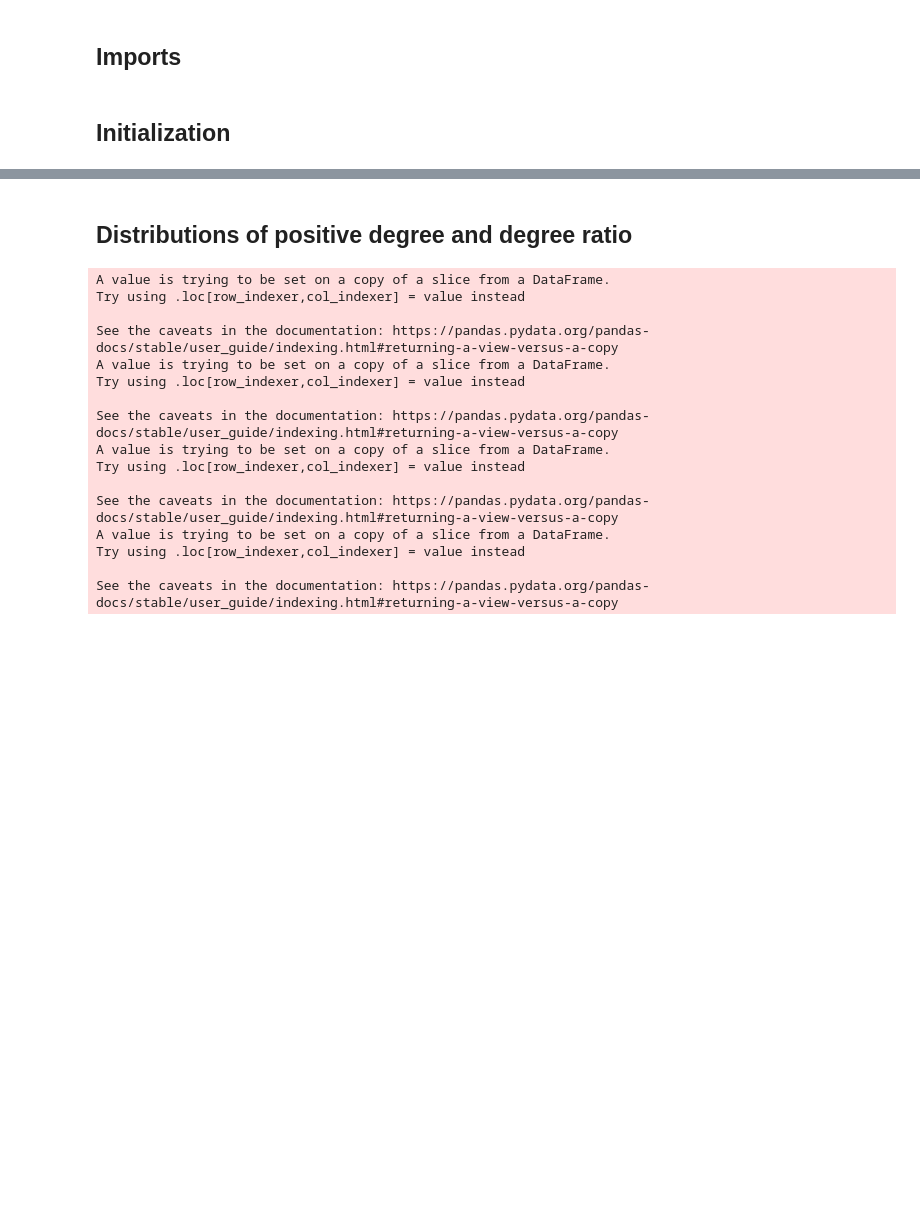
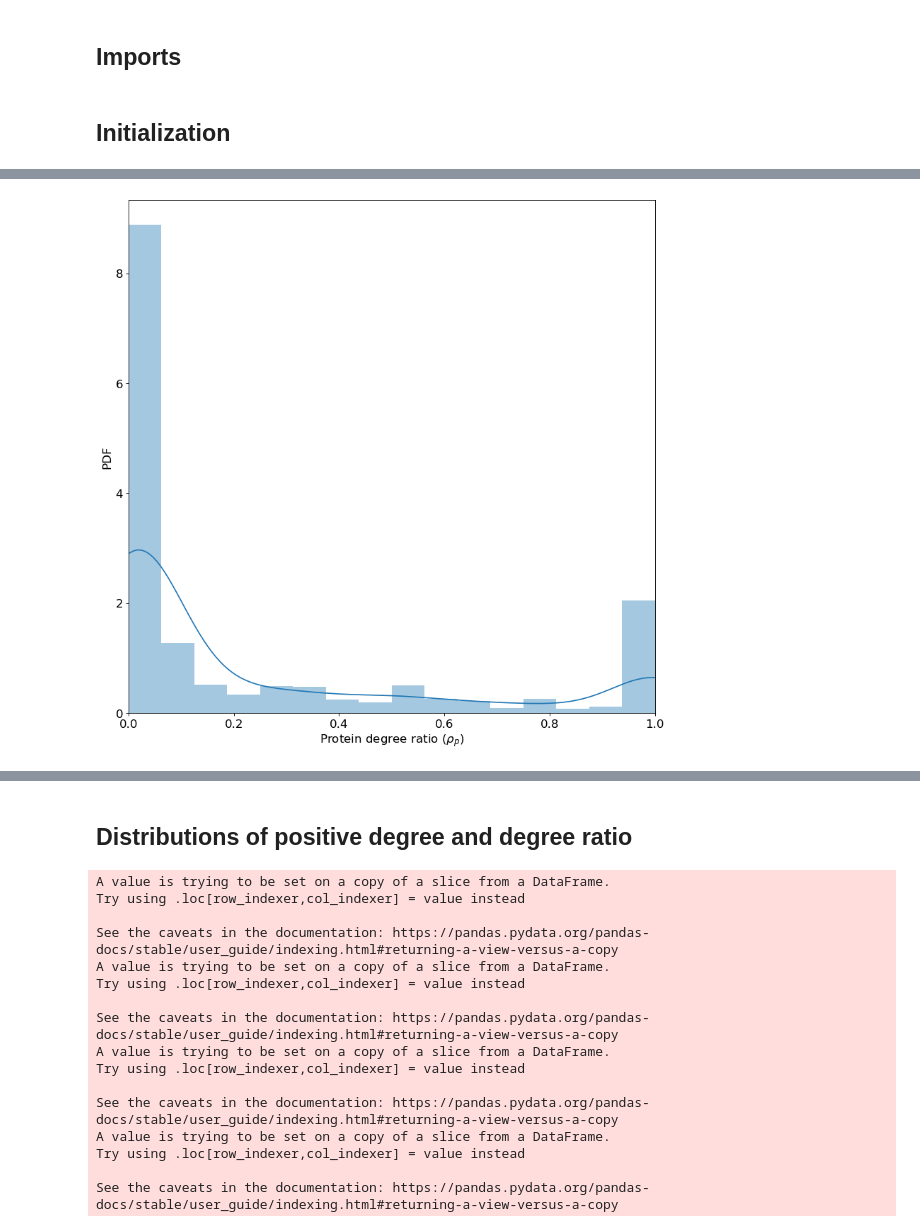
Before and after one commit to Barabasi-Lab/AI-Bind, a Jupyter notebook: DeepPurpose and Confuguration Model/Transformer-CNN/DeepPurpose Rerun - Transformer CNN.ipynb, the cells around one changed output, grey strips where cells are left out. Cells and saved outputs as stored; diff of their text form; code cells hidden in the pictures; blank space fills up the shorter version.

```diff
--- a/DeepPurpose and Confuguration Model/Transformer-CNN/DeepPurpose Rerun - Transformer CNN.ipynb
+++ b/DeepPurpose and Confuguration Model/Transformer-CNN/DeepPurpose Rerun - Transformer CNN.ipynb
@@ -579,3 +650,14 @@ for prot in tqdm(set(all_data['Target Sequence'].tolist())):
+# %%
+figure(figsize=(12, 12), dpi=80)
+sb.distplot(all_data_prot_deg_ratio, kde=True)
+plt.xlim([0,1])
+plt.xticks(rotation = 0,fontsize=15)
+plt.yticks(rotation = 0,fontsize=15)
+plt.xlabel('Protein degree ratio '+r'$(\rho_p)$',fontsize=15)
+plt.ylabel('PDF',fontsize=15)
+plt.show()
+# %% [output]
+[figure, added]
 # %%
 train_ligand_degree_dict = dict()
 
```
Also changed, not shown: parts of 21 cells of this notebook.
